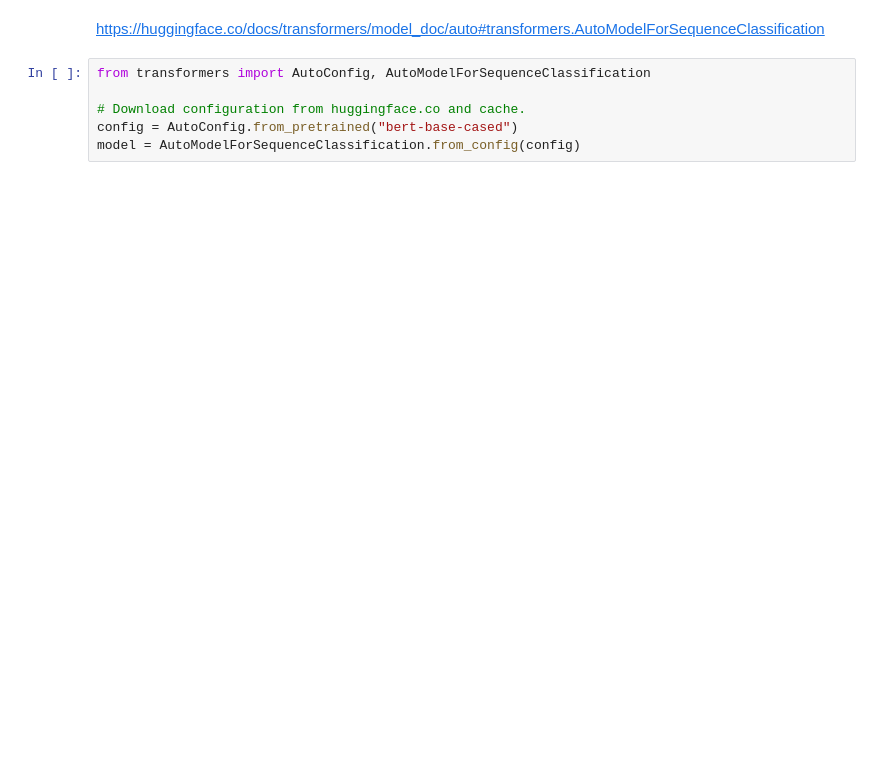
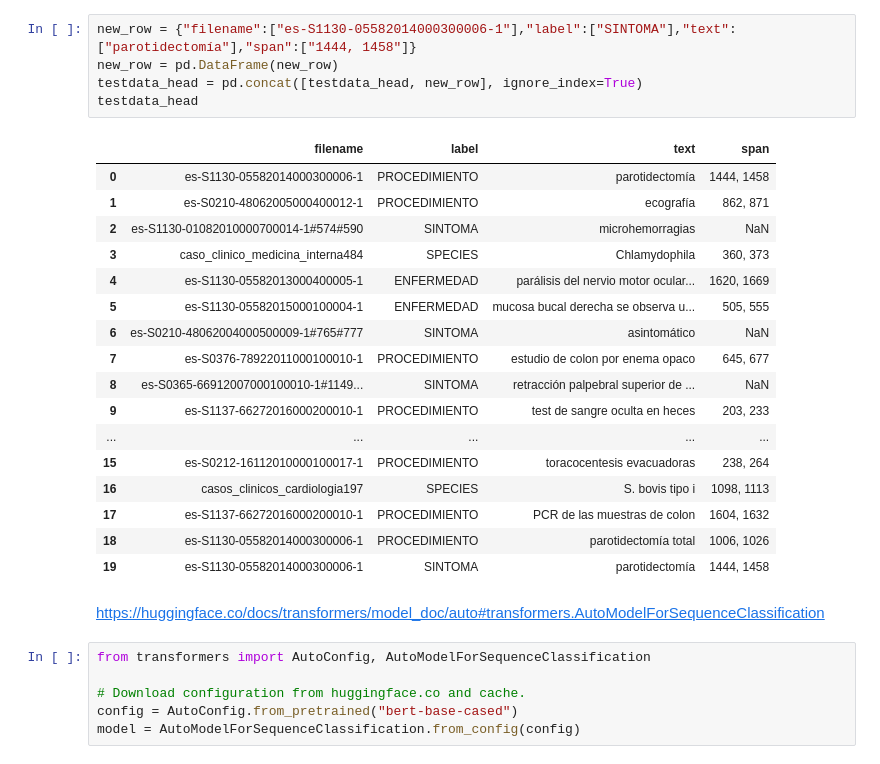
Before and after one commit to nlp4bia-bsc/KeyCARE, a Jupyter notebook: nbs/sketch_class.ipynb, the cells around one changed output. Saved outputs shown, nothing was run; the diff lists cells and outputs as text; blank space fills up the shorter version.

```diff
--- a/nbs/sketch_class.ipynb
+++ b/nbs/sketch_class.ipynb
@@ -59,3 +37,26 @@ Predicted Labels: tensor([7, 7])
+# %%
+new_row = {"filename":["es-S1130-05582014000300006-1"],"label":["SINTOMA"],"text":["parotidectomía"],"span":["1444, 1458"]}
+new_row = pd.DataFrame(new_row)
+testdata_head = pd.concat([testdata_head, new_row], ignore_index=True)
+testdata_head
+# %% [output]
+|  | filename | label | text | span |
+| 0 | es-S1130-05582014000300006-1 | PROCEDIMIENTO | parotidectomía | 1444, 1458 |
+| 1 | es-S0210-48062005000400012-1 | PROCEDIMIENTO | ecografía | 862, 871 |
+| 2 | es-S1130-01082010000700014-1#574#590 | SINTOMA | microhemorragias | NaN |
+| 3 | caso_clinico_medicina_interna484 | SPECIES | Chlamydophila | 360, 373 |
+| 4 | es-S1130-05582013000400005-1 | ENFERMEDAD | parálisis del nervio motor ocular... | 1620, 1669 |
+| 5 | es-S1130-05582015000100004-1 | ENFERMEDAD | mucosa bucal derecha se observa u... | 505, 555 |
+| 6 | es-S0210-48062004000500009-1#765#777 | SINTOMA | asintomático | NaN |
+| 7 | es-S0376-78922011000100010-1 | PROCEDIMIENTO | estudio de colon por enema opaco | 645, 677 |
+| 8 | es-S0365-66912007000100010-1#1149... | SINTOMA | retracción palpebral superior de ... | NaN |
+| 9 | es-S1137-66272016000200010-1 | PROCEDIMIENTO | test de sangre oculta en heces | 203, 233 |
+| ... | ... | ... | ... | ... |
+| 15 | es-S0212-16112010000100017-1 | PROCEDIMIENTO | toracocentesis evacuadoras | 238, 264 |
+| 16 | casos_clinicos_cardiologia197 | SPECIES | S. bovis tipo i | 1098, 1113 |
+| 17 | es-S1137-66272016000200010-1 | PROCEDIMIENTO | PCR de las muestras de colon | 1604, 1632 |
+| 18 | es-S1130-05582014000300006-1 | PROCEDIMIENTO | parotidectomía total | 1006, 1026 |
+| 19 | es-S1130-05582014000300006-1 | SINTOMA | parotidectomía | 1444, 1458 |
 # %% [markdown]
 https://huggingface.co/docs/transformers/model_doc/auto#transformers.AutoModelForSequenceClassification
 # %%
```
Also changed, not shown: parts of 35 cells of this notebook, 17 other files.
